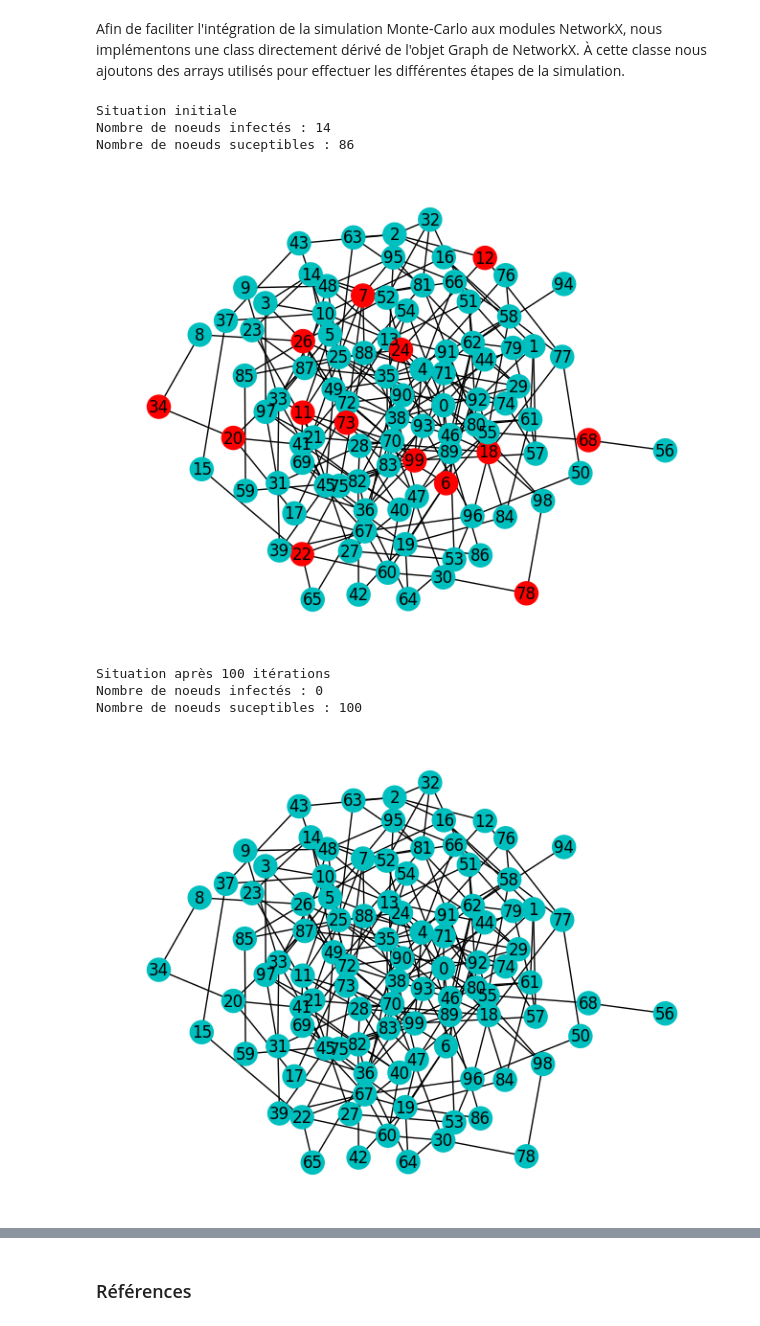
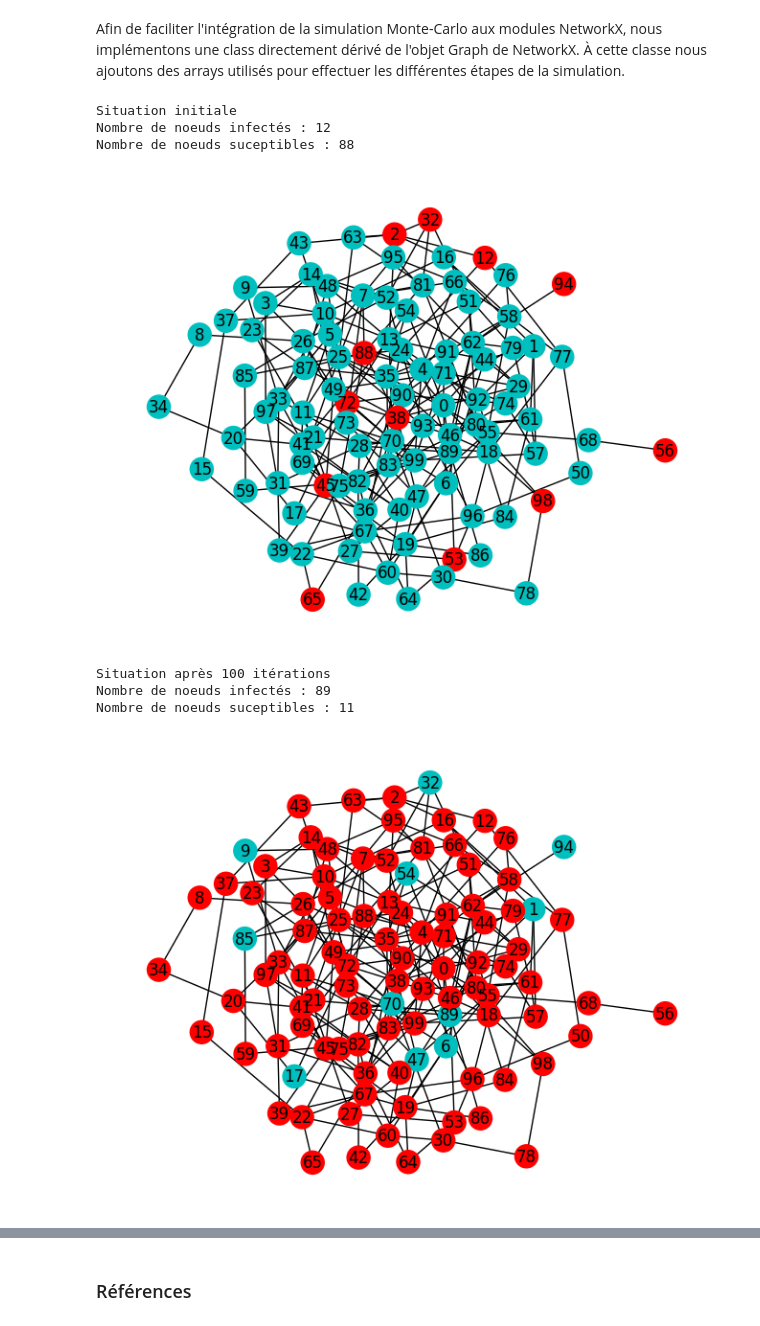
Before and after one commit to thcha67/tp_phys_num, a Jupyter notebook: TP4_ThomasC_SimonG_LaurentE/TP4_ThomasC_SimonG_LaurentE.ipynb, the cells around one changed output, grey strips where cells are left out. Drawn from its saved outputs; the diff is of its cells as text; code cells hidden in the pictures.

```diff
--- a/TP4_ThomasC_SimonG_LaurentE/TP4_ThomasC_SimonG_LaurentE.ipynb
+++ b/TP4_ThomasC_SimonG_LaurentE/TP4_ThomasC_SimonG_LaurentE.ipynb
@@ -527,7 +527,7 @@ class SIS(nx.Graph):
 
     def _reset_temp_nodes(self):
         """Réinitialisation du tableau temporaire des noeuds"""
-        self.sis_temp_nodes = np.zeros(self.sis_N, dtype=bool)  # tableau temporaire des noeuds
+        self.sis_temp_nodes[:] = False  # On remet tous les noeuds à 0
 
     def _compute_healed_nodes(self):
         """Guérison des noeuds"""
@@ -628,38 +628,38 @@ class SIS(nx.Graph):
         nx.write_adjlist(G, network_path)
 # %%
 # Set the random seed for reproducibility
-#np.random.seed(0)
+np.random.seed(0)
 
 #SIS.create_network(10, 0.5, "data/reseau_petit.adj")
 
 # Create a SIS object
 # SIS(path_to_network, alpha, beta)
 # graph = SIS("data/reseau_petit.adj", 0.25, 1)
-graph = SIS("data/reseau.adj", 0.2, 0.1)
+graph = SIS("data/reseau.adj", 0.05, 0.1)
 pos = nx.kamada_kawai_layout(graph)  # très lisible
 
 graph.init_infected(0.1)
 print("Situation initiale")
 print("Nombre de noeuds infectés :", graph.get_nb_infected_nodes())
 print("Nombre de noeuds suceptibles :", graph.get_nb_healthy_nodes())
 nx.draw(graph, pos, with_labels=True, node_color=graph.sis_nodes_colors, node_size=300)
 plt.show()
 
 graph.simulate_multiple_iteration(100)
 print("Situation après 100 itérations")
 print("Nombre de noeuds infectés :", graph.get_nb_infected_nodes())
 print("Nombre de noeuds suceptibles :", graph.get_nb_healthy_nodes())
 nx.draw(graph, pos, with_labels=True, node_color=graph.sis_nodes_colors, node_size=300)
 plt.show()
 # %% [output]
 Situation initiale
-Nombre de noeuds infectés : 14
-Nombre de noeuds suceptibles : 86
+Nombre de noeuds infectés : 12
+Nombre de noeuds suceptibles : 88
-[figure, old version]
+[figure, new version]
 Situation après 100 itérations
-Nombre de noeuds infectés : 0
-Nombre de noeuds suceptibles : 100
+Nombre de noeuds infectés : 89
+Nombre de noeuds suceptibles : 11
-[figure, old version]
+[figure, new version]
 # %%
 # Set the random seed for reproducibility
 np.random.seed(0)
```
Also changed, not shown: parts of 3 cells of this notebook.
